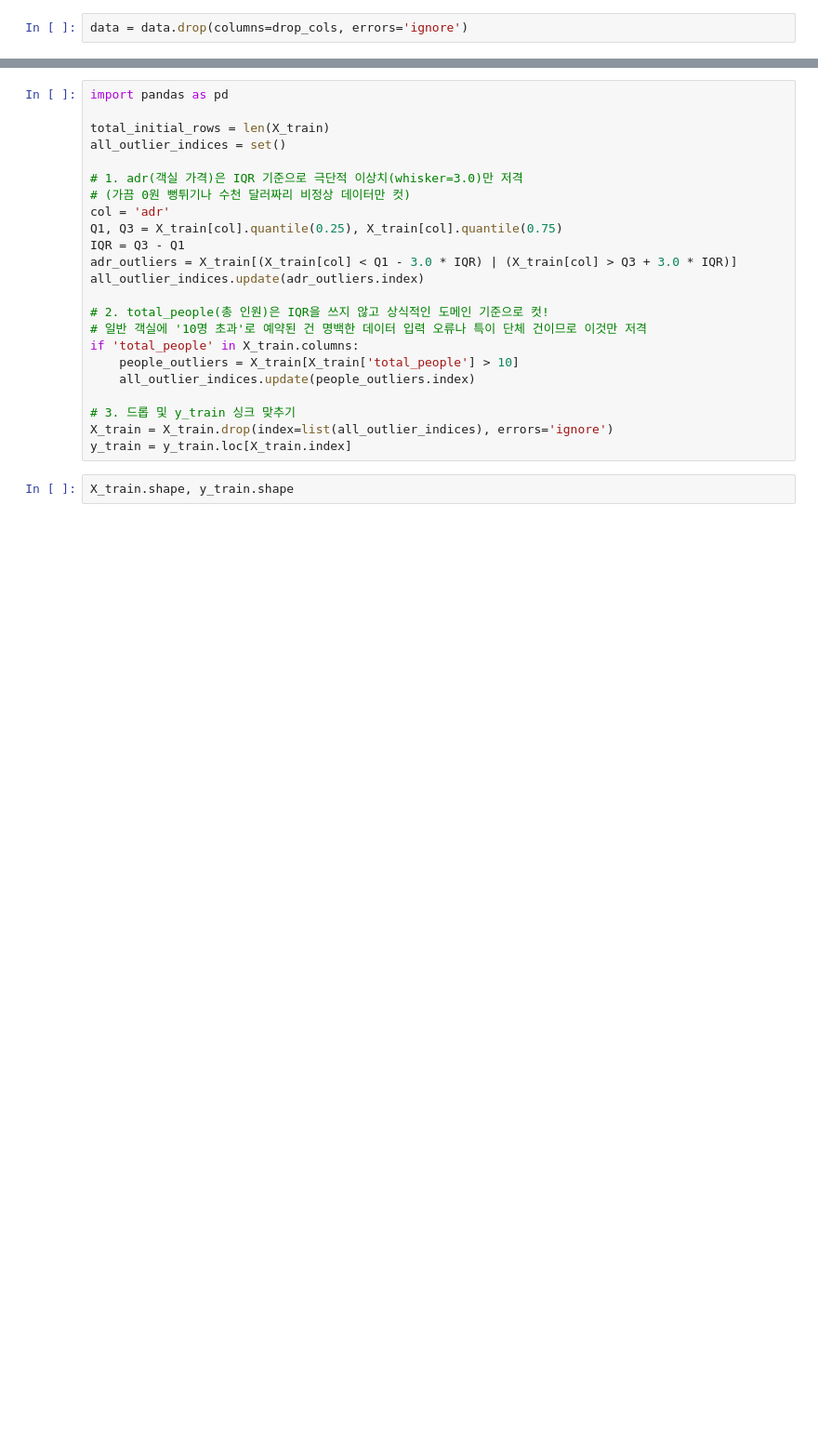
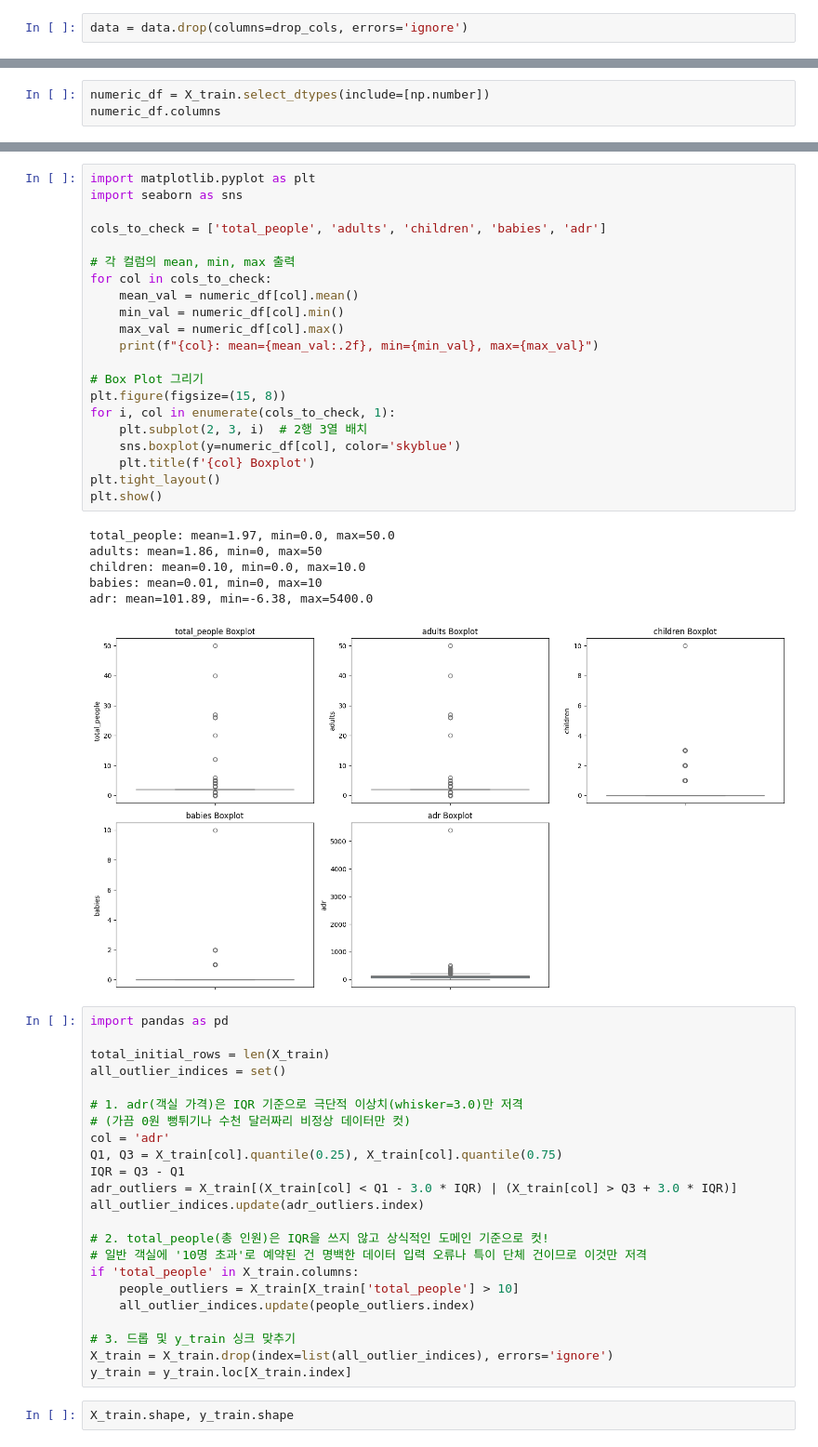
Before and after one commit to SKNETWORKS-FAMILY-AICAMP/SKN31-2nd-3Team, a Jupyter notebook: model&preprocessing/Preprocessing_hotel_dataset.ipynb, the cells around one changed output, grey strips where cells are left out. Shown at 93% size. Drawn from its saved outputs; the diff is of its cells as text; blank space fills up the shorter version.

```diff
--- a/model&preprocessing/Preprocessing_hotel_dataset.ipynb
+++ b/model&preprocessing/Preprocessing_hotel_dataset.ipynb
@@ -278,0 +358,3 @@ print(f'최대값: {data['total_stay_nights'].max()} 평균: {data['total_stay_n
+# %%
+numeric_df = X_train.select_dtypes(include=[np.number])
+numeric_df.columns
@@ -279,3 +371,31 @@ print(f'최대값: {data['total_stay_nights'].max()} 평균: {data['total_stay_n
+# %%
+import matplotlib.pyplot as plt
+import seaborn as sns
+
+cols_to_check = ['total_people', 'adults', 'children', 'babies', 'adr']
+
+# 각 컬럼의 mean, min, max 출력
+for col in cols_to_check:
+    mean_val = numeric_df[col].mean()
+    min_val = numeric_df[col].min()
+    max_val = numeric_df[col].max()
+    print(f"{col}: mean={mean_val:.2f}, min={min_val}, max={max_val}")
+
+# Box Plot 그리기
+plt.figure(figsize=(15, 8))
+for i, col in enumerate(cols_to_check, 1):
+    plt.subplot(2, 3, i)  # 2행 3열 배치
+    sns.boxplot(y=numeric_df[col], color='skyblue')
+    plt.title(f'{col} Boxplot')
+plt.tight_layout()
+plt.show()
+# %% [output]
+total_people: mean=1.97, min=0.0, max=50.0
+adults: mean=1.86, min=0, max=50
+children: mean=0.10, min=0.0, max=10.0
+babies: mean=0.01, min=0, max=10
+adr: mean=101.89, min=-6.38, max=5400.0
+[figure, added]
 # %%
 import pandas as pd
 
```
Also changed, not shown: parts of 31 cells of this notebook, 3 other files.
